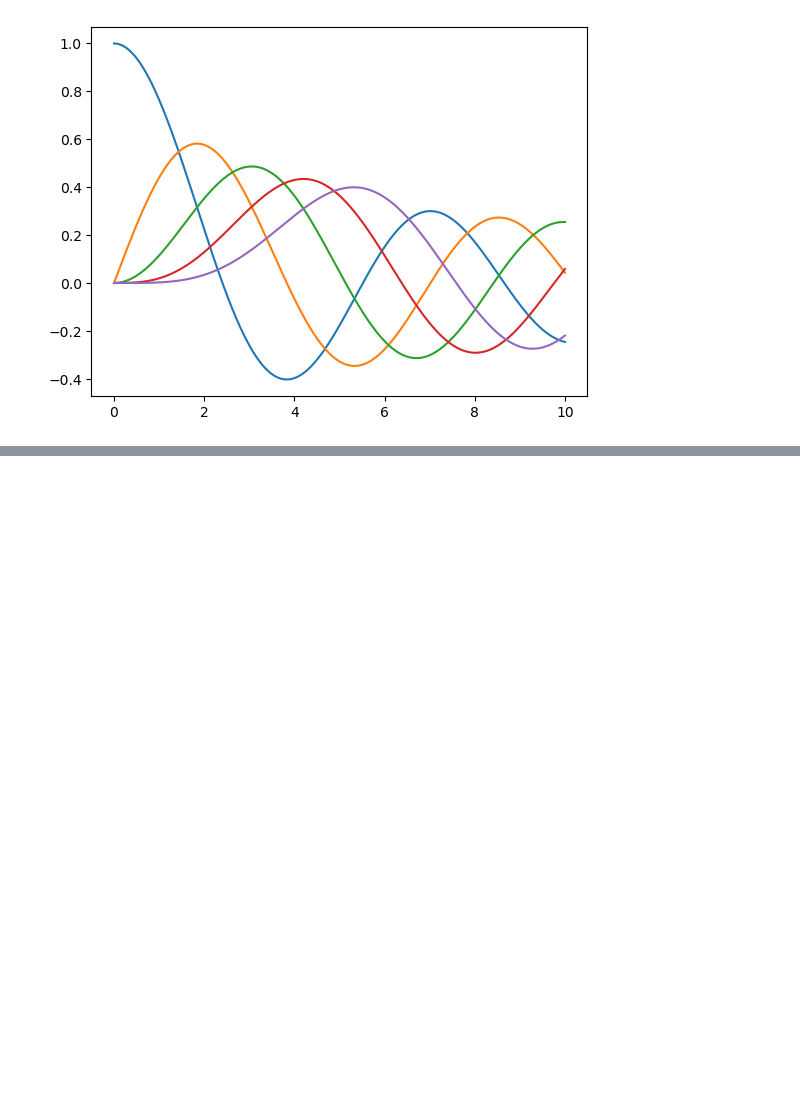
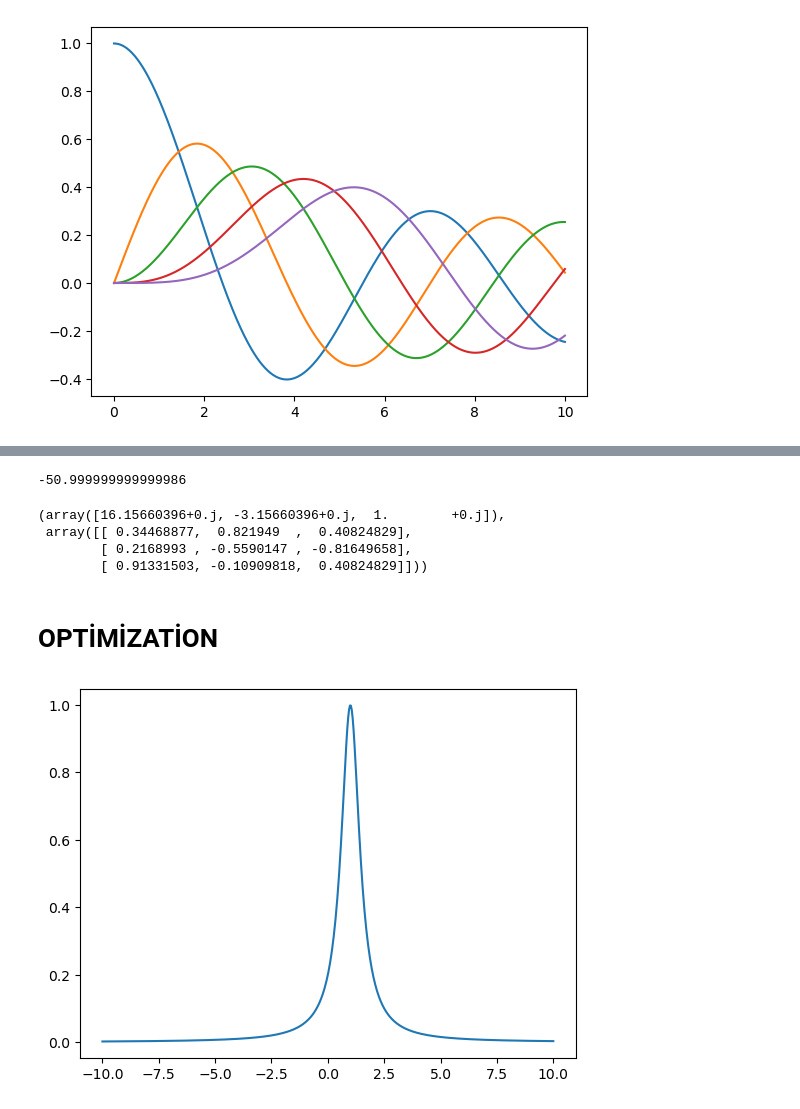
Before and after one commit to ilkaykutay/Python-Developing, a Jupyter notebook: SciPy.ipynb, the cells around one changed output, grey strips where cells are left out. Saved outputs shown, nothing was run; the diff lists cells and outputs as text; code cells hidden in the pictures; blank space fills up the shorter version.

```diff
--- a/SciPy.ipynb
+++ b/SciPy.ipynb
@@ -111,0 +119,13 @@ plt.hist(scipy.stats.norm.rvs(size=5000),density=True,bins=50);#plt.hist dedıg
+# %%
+scipy.linalg.det(M)
+# %% [output]
+-50.999999999999986
+# %%
+scipy.linalg.eig(M)
+# %% [output]
+(array([16.15660396+0.j, -3.15660396+0.j,  1.        +0.j]),
+ array([[ 0.34468877,  0.821949  ,  0.40824829],
+        [ 0.2168993 , -0.5590147 , -0.81649658],
+        [ 0.91331503, -0.10909818,  0.40824829]]))
+# %% [markdown]
+# OPTİMİZATİON
@@ -111,0 +134,11 @@ plt.hist(scipy.stats.norm.rvs(size=5000),density=True,bins=50);#plt.hist dedıg
+# %%
+def profile(f,f0,gamma,offset):
+    return 1 / (1 + ((f-f0) / gamma)**2) + offset
+#frekansa bağlı bir eğriyi göstericek.Bu eğrinin merkezi f0, genişliği gamma, 0 dan yukseklıgı ise offset
+# %%
+N=500
+f=np.linspace(-10,10,N)
+y=profile(f,1,0.5,0)
+plt.plot(f,y);
+# %% [output]
+[figure, added]
```
Also changed, not shown: parts of 12 cells of this notebook, 7 other files.
